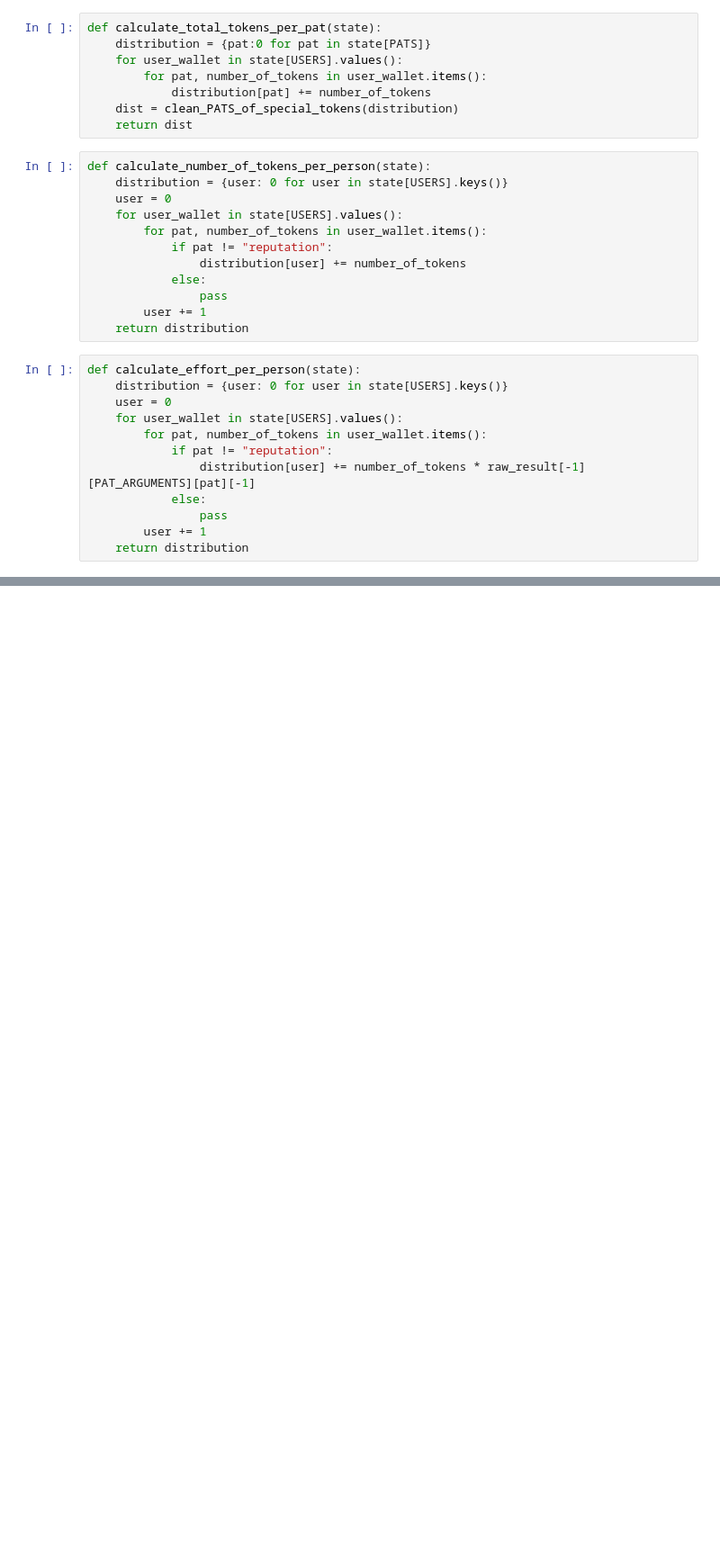
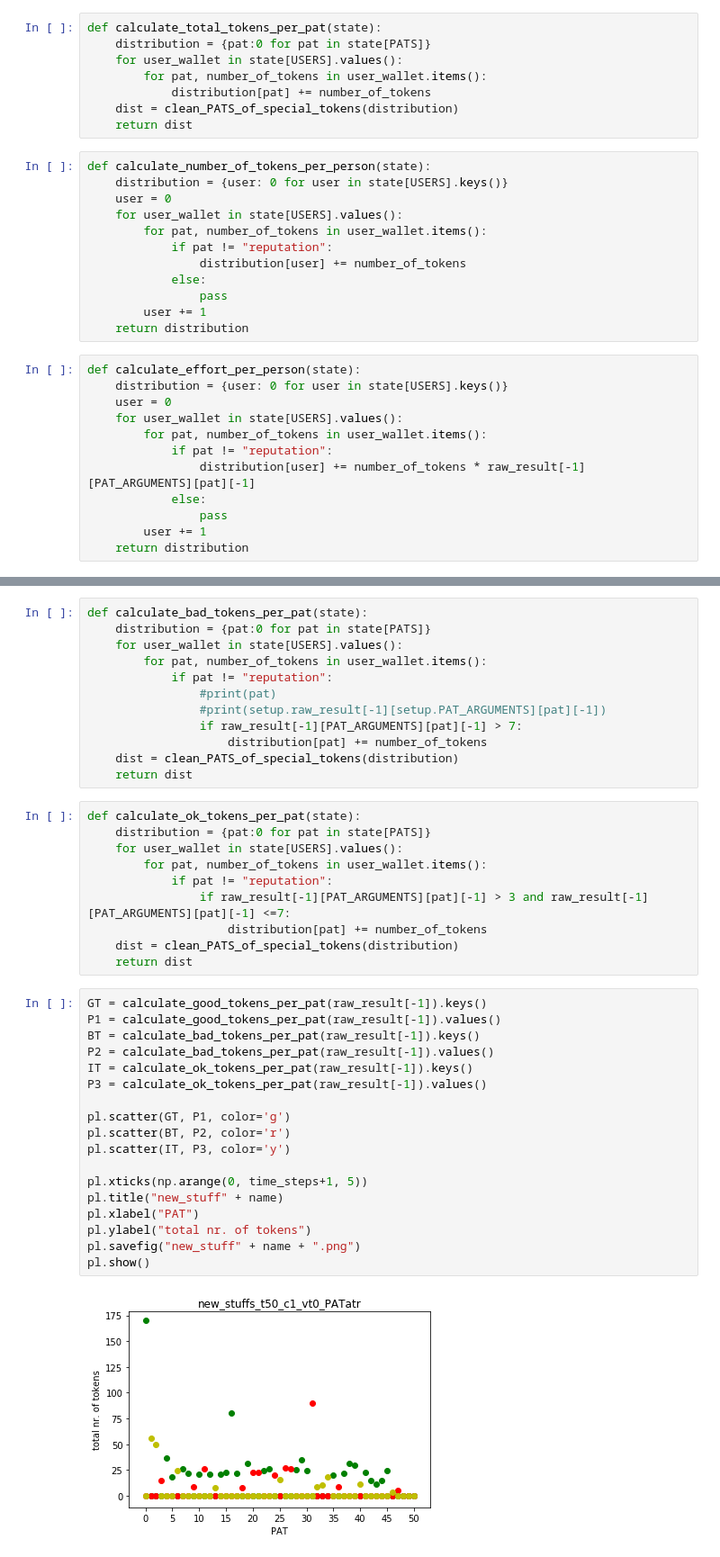
Before and after one commit to FuturICT2/FIN4Simulations, a Jupyter notebook: Voting.ipynb, the cells around one changed output, grey strips where cells are left out. Shown: that part at 90% size. Drawn from its saved outputs; the diff is of its cells as text; blank space fills up the shorter version.

```diff
--- a/Voting.ipynb
+++ b/Voting.ipynb
@@ -649,0 +822,42 @@ if PAT_atr:
+# %%
+def calculate_bad_tokens_per_pat(state):
+    distribution = {pat:0 for pat in state[PATS]}
+    for user_wallet in state[USERS].values():
+        for pat, number_of_tokens in user_wallet.items():
+            if pat != "reputation":
+                #print(pat)
+                #print(setup.raw_result[-1][setup.PAT_ARGUMENTS][pat][-1])
+                if raw_result[-1][PAT_ARGUMENTS][pat][-1] > 7:
+                    distribution[pat] += number_of_tokens
+    dist = clean_PATS_of_special_tokens(distribution)
+    return dist
+# %%
+def calculate_ok_tokens_per_pat(state):
+    distribution = {pat:0 for pat in state[PATS]}
+    for user_wallet in state[USERS].values():
+        for pat, number_of_tokens in user_wallet.items():
+            if pat != "reputation":
+                if raw_result[-1][PAT_ARGUMENTS][pat][-1] > 3 and raw_result[-1][PAT_ARGUMENTS][pat][-1] <=7:
+                    distribution[pat] += number_of_tokens
+    dist = clean_PATS_of_special_tokens(distribution)
+    return dist
+# %%
+GT = calculate_good_tokens_per_pat(raw_result[-1]).keys()
+P1 = calculate_good_tokens_per_pat(raw_result[-1]).values()
+BT = calculate_bad_tokens_per_pat(raw_result[-1]).keys()
+P2 = calculate_bad_tokens_per_pat(raw_result[-1]).values()
+IT = calculate_ok_tokens_per_pat(raw_result[-1]).keys()
+P3 = calculate_ok_tokens_per_pat(raw_result[-1]).values()
+
+pl.scatter(GT, P1, color='g')
+pl.scatter(BT, P2, color='r')
+pl.scatter(IT, P3, color='y')
+
+pl.xticks(np.arange(0, time_steps+1, 5))
+pl.title("new_stuff" + name)
+pl.xlabel("PAT")
+pl.ylabel("total nr. of tokens")
+pl.savefig("new_stuff" + name + ".png")
+pl.show()
+# %% [output]
+[figure, added]
```
Also changed, not shown: parts of 21 cells of this notebook.
